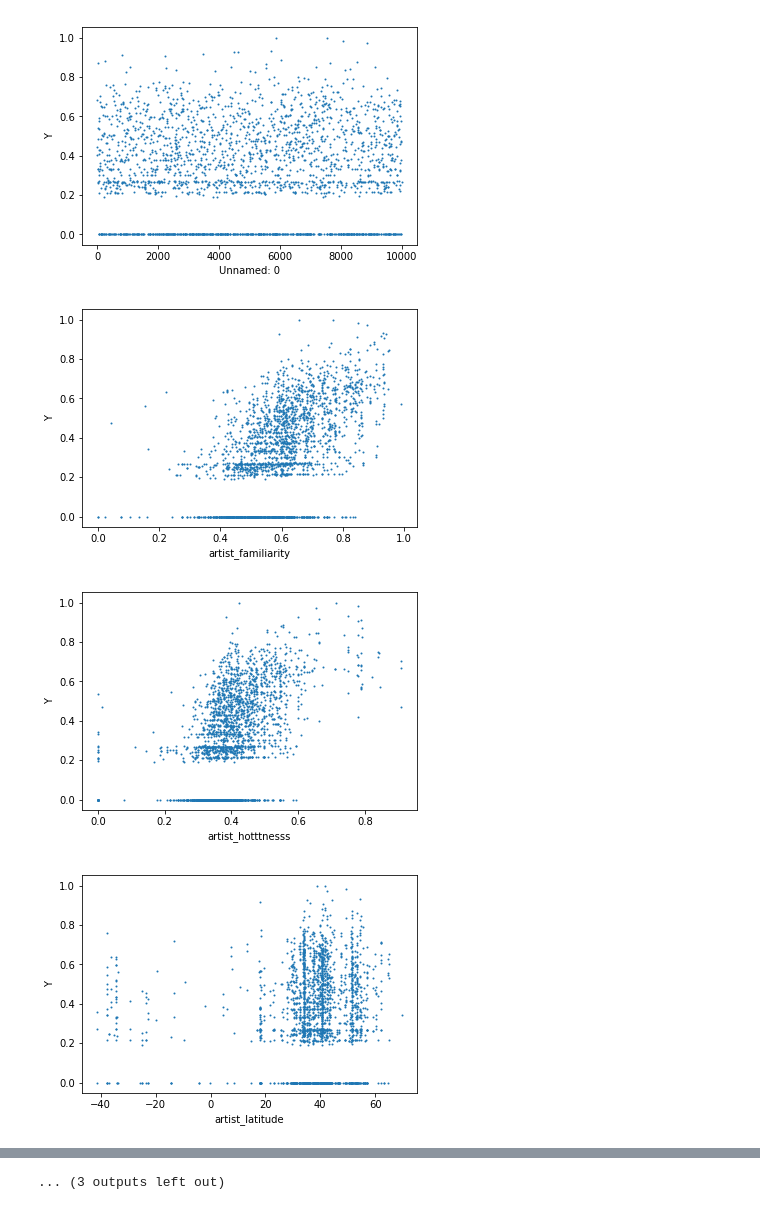
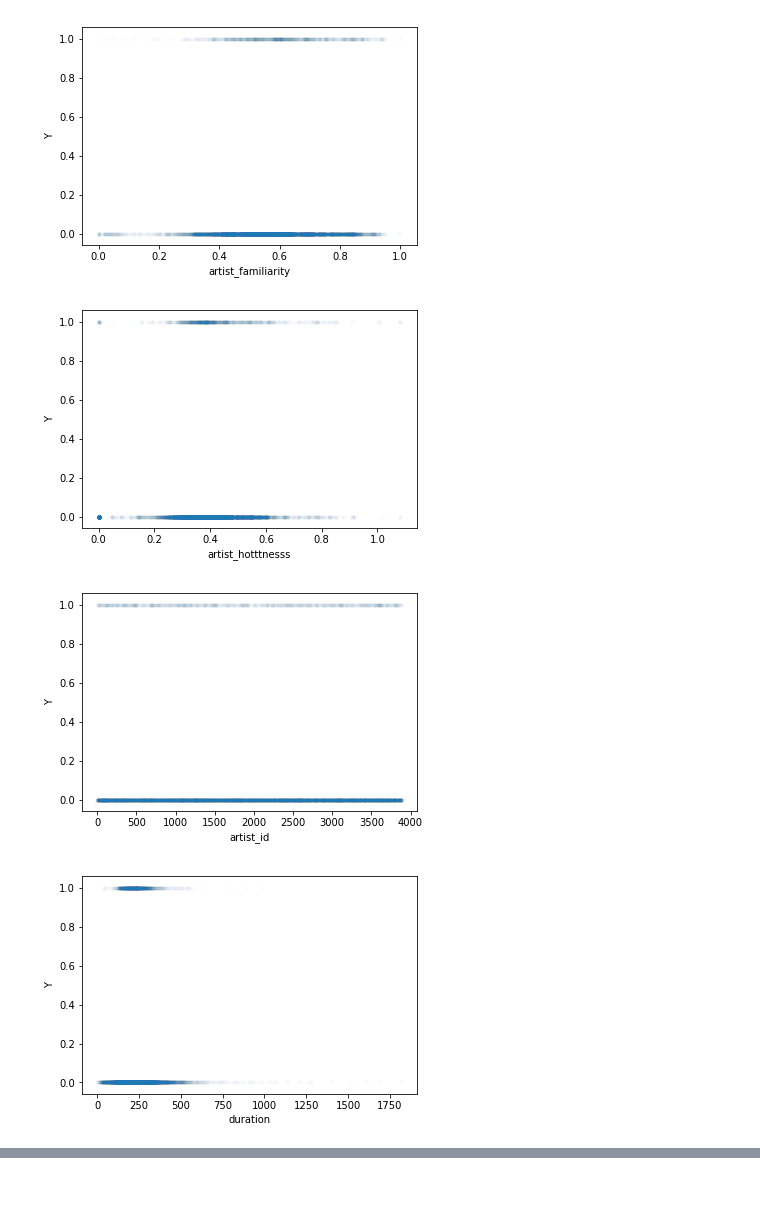
Before and after one commit to manasreldin/Song-Popularity-Predictor, a Jupyter notebook: PlottingFeatures.ipynb, the cells around one changed output, grey strips where cells are left out. Saved outputs shown, nothing was run; the diff lists cells and outputs as text; code cells hidden in the pictures.

```diff
--- a/PlottingFeatures.ipynb
+++ b/PlottingFeatures.ipynb
@@ -33,3 +56,6 @@ train = train.dropna(axis=0, how='any')
+# %%
+train["artist_familiarity"] = train["artist_familiarity"].fillna(train["artist_familiarity"].median())
 # %%
-Y = copy.deepcopy(train.song_hotttnesss)
+Y = copy.deepcopy(train.bbhot)
 Y.shape
+train = train.drop("bbhot", axis=1)
@@ -38,9 +62,13 @@ Y.shape
 # %%
-train = train.drop("song_hotttnesss", axis=1)
+mode_final = []
 for i, row in train.iterrows():
+    print(i)
+    print(train['mode_confidence'][i])
     if train['mode'][i] == 1:
-        train['mode'][i] = train['mode_confidence'][i]
+        mode_final.append(train['mode_confidence'][i])
     else:
-        train['mode'][i] = -train['mode_confidence'][i]
+        mode_final.append(-train['mode_confidence'][i])
+    print(mode_final[i])
 train = train.drop('mode_confidence', axis=1)
+train = train.drop('mode', axis=1)
 # %% [output]
@@ -54,3 +92,4 @@ See the caveats in the documentation: http://pandas.pydata.org/pandas-docs/stabl
 # %%
 print(train.shape, Y.shape)
+train['mode'] = mode_final
 # %% [output]
@@ -75,14 +154,14 @@ plt.show()
 # %%
 def scatter(x, y, xlabel, ylabel):
-    plt.scatter(x, y, s=1)
+    plt.scatter(x, y, s=10, alpha=.01)
     plt.xlabel(xlabel)
     plt.ylabel(ylabel)
     plt.show()
 
 for f in train.columns:
     scatter(train[f], Y, f, 'Y')
 # %% [output]
-[figure, old version]
+[figure, new version]
-[figure, old version]
+[figure, new version]
-[figure, old version]
+[figure, new version]
-[figure, old version]
+[figure, new version]
@@ -97 +175,0 @@ for f in train.columns:
-... (3 outputs left out)
```
Also changed, not shown: parts of 16 cells of this notebook.
